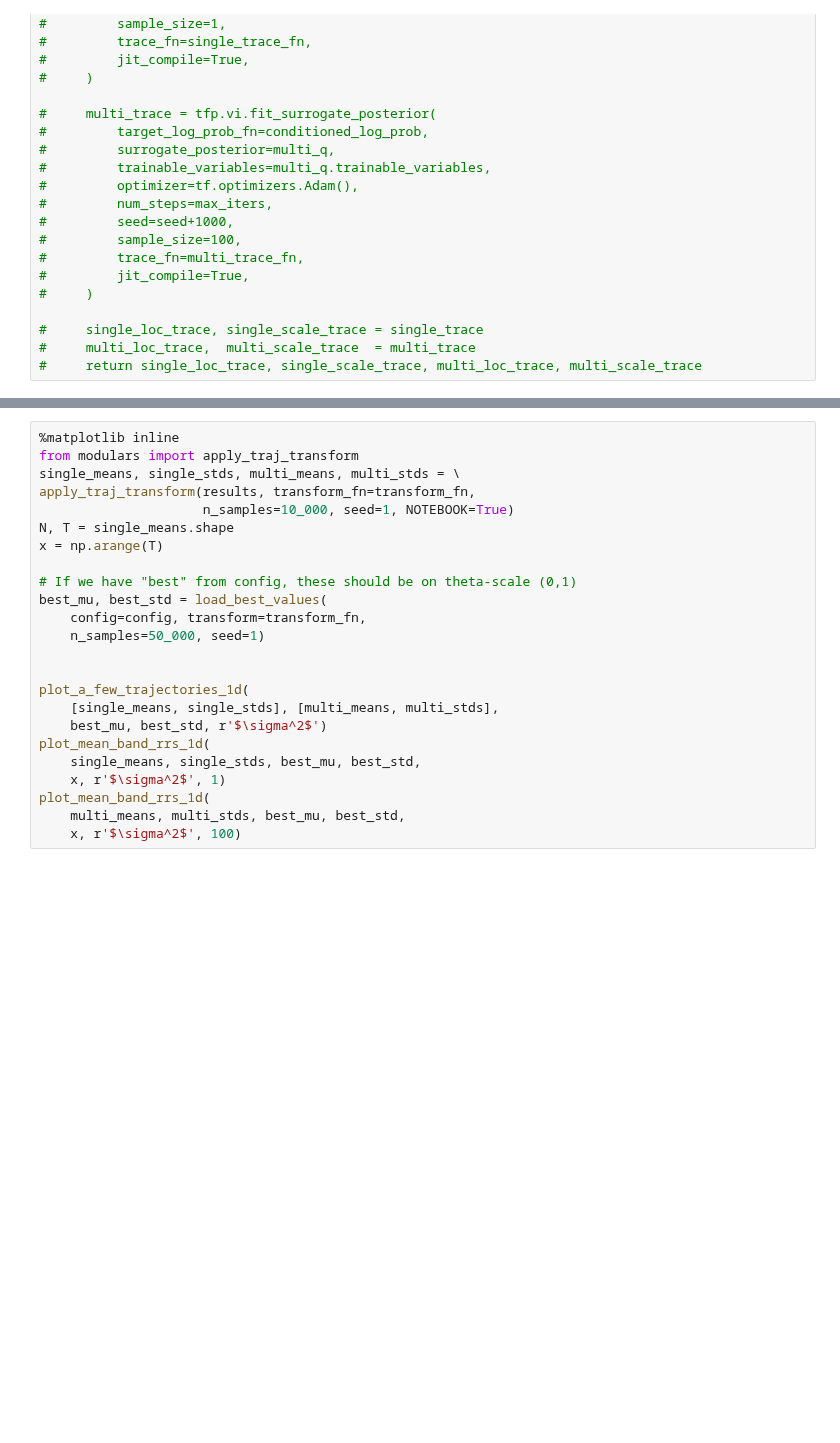
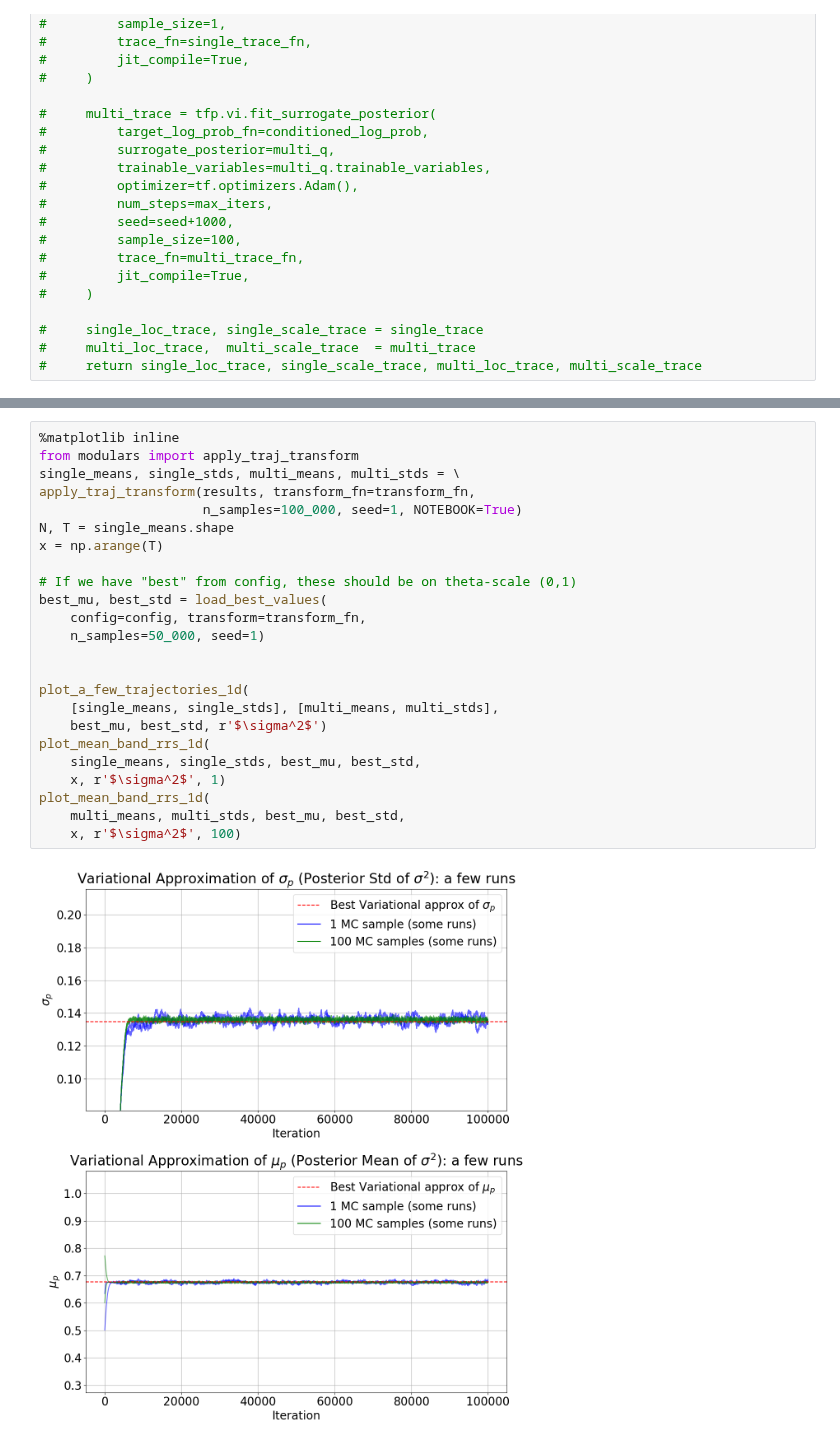
Before and after one commit to madelynandersen/simpleVI, a Jupyter notebook: single_MC/1dbeta_binomial/random_restarts/rr_tfp_beta.ipynb, the cells around one changed output, grey strips where cells are left out. Drawn from its saved outputs; the diff is of its cells as text; blank space fills up the shorter version.

```diff
--- a/single_MC/1dbeta_binomial/random_restarts/rr_tfp_beta.ipynb
+++ b/single_MC/1dbeta_binomial/random_restarts/rr_tfp_beta.ipynb
@@ -147,24 +158,26 @@ for seed in tqdm(range(100)):
 # %%
 %matplotlib inline
 from modulars import apply_traj_transform
 single_means, single_stds, multi_means, multi_stds = \
 apply_traj_transform(results, transform_fn=transform_fn,
-                     n_samples=10_000, seed=1, NOTEBOOK=True)
+                     n_samples=100_000, seed=1, NOTEBOOK=True)
 N, T = single_means.shape
 x = np.arange(T)
 
 # If we have "best" from config, these should be on theta-scale (0,1)
 best_mu, best_std = load_best_values(
     config=config, transform=transform_fn,
     n_samples=50_000, seed=1)
 
 
 plot_a_few_trajectories_1d(
     [single_means, single_stds], [multi_means, multi_stds],
     best_mu, best_std, r'$\sigma^2$')
 plot_mean_band_rrs_1d(
     single_means, single_stds, best_mu, best_std,
     x, r'$\sigma^2$', 1)
 plot_mean_band_rrs_1d(
     multi_means, multi_stds, best_mu, best_std,
     x, r'$\sigma^2$', 100)
+# %% [output]
+[figure, added]
```
Also changed, not shown: parts of 3 cells of this notebook, 12 other files.
